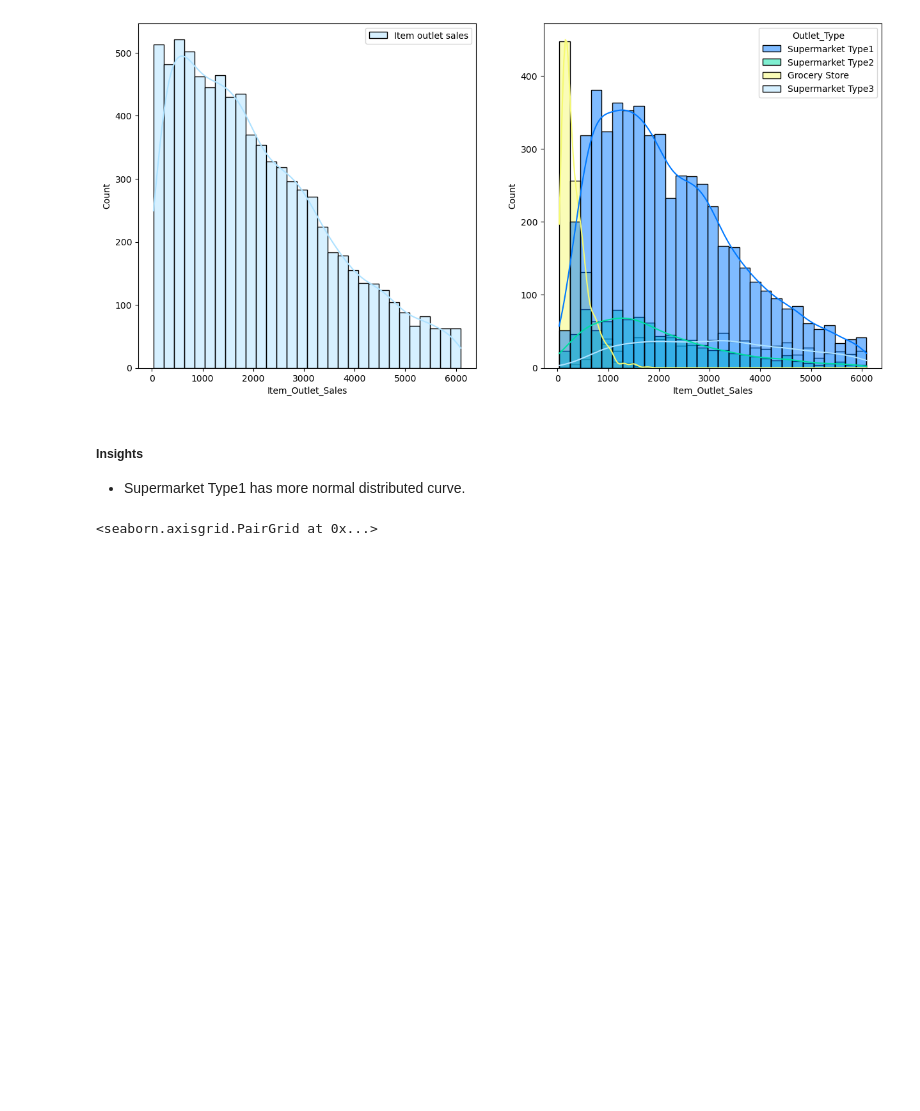
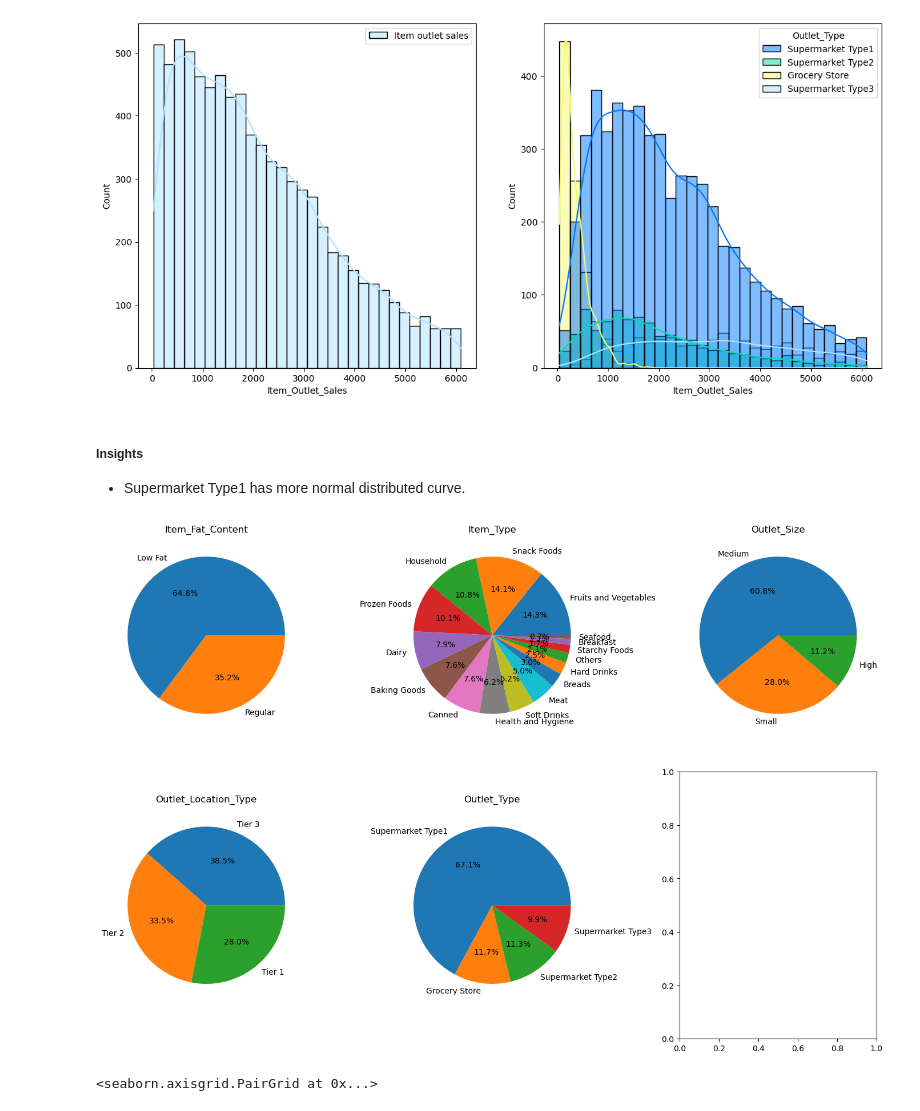
Before and after one commit to Aravind-SL/Sales_price_prediction, a Jupyter notebook: Notebooks/1 . EDA SALES PRICE.ipynb, the cells around one changed output. Cells and saved outputs as stored; diff of their text form; code cells hidden in the pictures; blank space fills up the shorter version.

```diff
--- a/Notebooks/1 . EDA SALES PRICE.ipynb
+++ b/Notebooks/1 . EDA SALES PRICE.ipynb
@@ -367,6 +366,20 @@ plt.show()
 # %% [markdown]
 #####  Insights
 - Supermarket Type1 has more normal distributed curve.
+# %%
+categorical_columns= ['Item_Fat_Content', 'Item_Type', 'Outlet_Size', 'Outlet_Location_Type', 'Outlet_Type']
+
+fig, axes = plt.subplots(nrows=2, ncols=3, figsize=(14, 10))
+for i, col in enumerate(categorical_columns):
+    row_index = i // 3
+    col_index = i % 3
+    pie_data= df[col].value_counts()
+    axes[row_index, col_index].pie(pie_data, labels=pie_data.index, autopct="%1.1f%%")
+    axes[row_index, col_index].set_title(col)
+plt.tight_layout()
+plt.show()
+# %% [output]
+[figure, added]
 # %%
 sns.pairplot(df)
 # %% [output]
```
Also changed, not shown: parts of 6 cells of this notebook, 11 other files.
